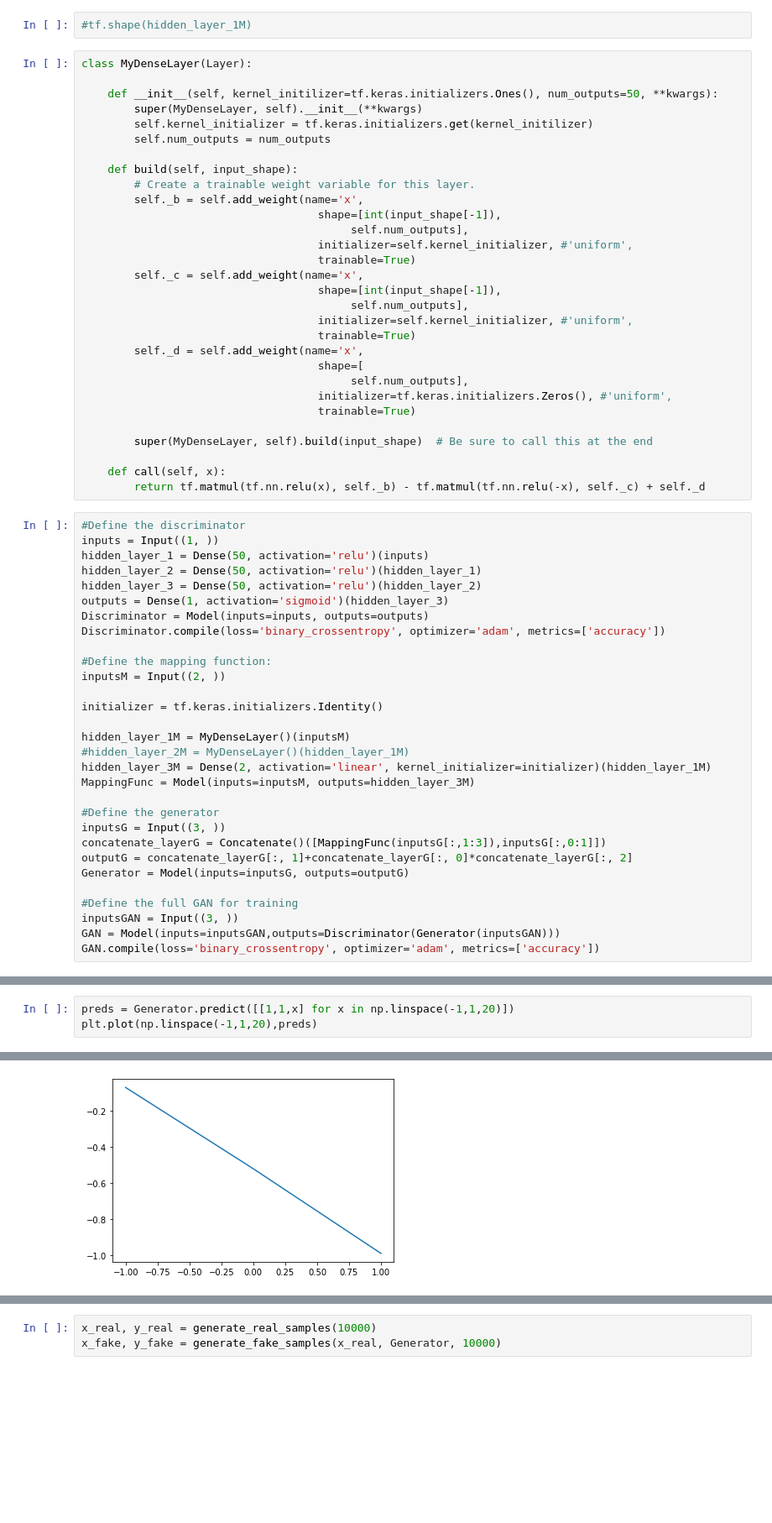
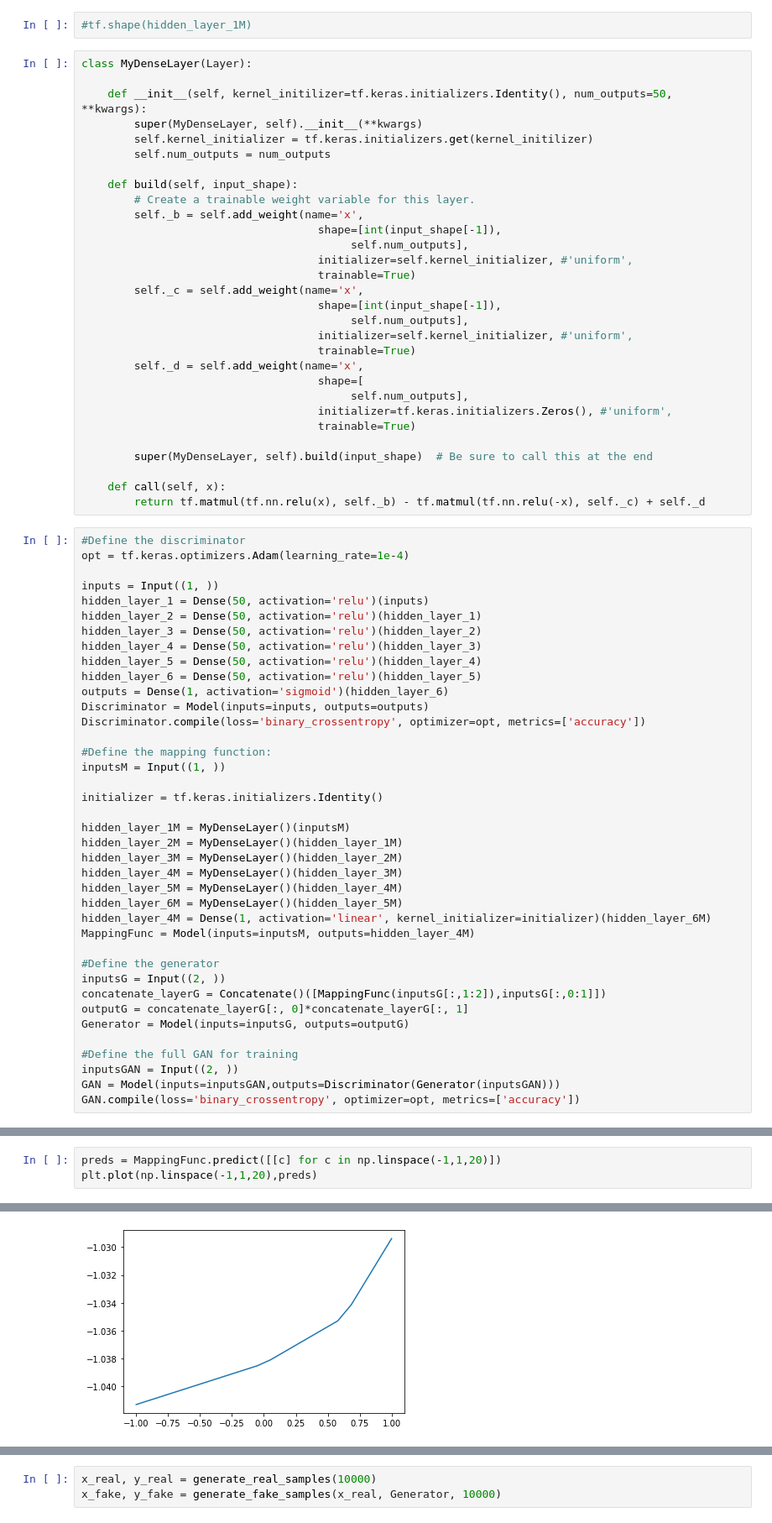
Before and after one commit to krishdesai7/SymmetryDiscovery, a Jupyter notebook: SymmetryGAN/Augmentation/v2_1d_gaussian.ipynb, the cells around one changed output, grey strips where cells are left out. Shown at 84% size. Cells and saved outputs as stored; diff of their text form; blank space fills up the shorter version.

```diff
--- a/SymmetryGAN/Augmentation/v2_1d_gaussian.ipynb
+++ b/SymmetryGAN/Augmentation/v2_1d_gaussian.ipynb
@@ -23,7 +23,7 @@ from tensorflow.keras.layers import Lambda, Layer
 # %%
 class MyDenseLayer(Layer):
 
-    def __init__(self, kernel_initilizer=tf.keras.initializers.Ones(), num_outputs=50, **kwargs):
+    def __init__(self, kernel_initilizer=tf.keras.initializers.Identity(), num_outputs=50, **kwargs):
         super(MyDenseLayer, self).__init__(**kwargs)
         self.kernel_initializer = tf.keras.initializers.get(kernel_initilizer)
         self.num_outputs = num_outputs
@@ -52,34 +52,43 @@ class MyDenseLayer(Layer):
         return tf.matmul(tf.nn.relu(x), self._b) - tf.matmul(tf.nn.relu(-x), self._c) + self._d
 # %%
 #Define the discriminator
+opt = tf.keras.optimizers.Adam(learning_rate=1e-4)
+
 inputs = Input((1, ))
 hidden_layer_1 = Dense(50, activation='relu')(inputs)
 hidden_layer_2 = Dense(50, activation='relu')(hidden_layer_1)
 hidden_layer_3 = Dense(50, activation='relu')(hidden_layer_2)
-outputs = Dense(1, activation='sigmoid')(hidden_layer_3)
+hidden_layer_4 = Dense(50, activation='relu')(hidden_layer_3)
+hidden_layer_5 = Dense(50, activation='relu')(hidden_layer_4)
+hidden_layer_6 = Dense(50, activation='relu')(hidden_layer_5)
+outputs = Dense(1, activation='sigmoid')(hidden_layer_6)
 Discriminator = Model(inputs=inputs, outputs=outputs)
-Discriminator.compile(loss='binary_crossentropy', optimizer='adam', metrics=['accuracy'])
+Discriminator.compile(loss='binary_crossentropy', optimizer=opt, metrics=['accuracy'])
 
 #Define the mapping function:
-inputsM = Input((2, ))
+inputsM = Input((1, ))
 
 initializer = tf.keras.initializers.Identity()
 
 hidden_layer_1M = MyDenseLayer()(inputsM)
-#hidden_layer_2M = MyDenseLayer()(hidden_layer_1M)
-hidden_layer_3M = Dense(2, activation='linear', kernel_initializer=initializer)(hidden_layer_1M)
-MappingFunc = Model(inputs=inputsM, outputs=hidden_layer_3M)
+hidden_layer_2M = MyDenseLayer()(hidden_layer_1M)
+hidden_layer_3M = MyDenseLayer()(hidden_layer_2M)
+hidden_layer_4M = MyDenseLayer()(hidden_layer_3M)
+hidden_layer_5M = MyDenseLayer()(hidden_layer_4M)
+hidden_layer_6M = MyDenseLayer()(hidden_layer_5M)
+hidden_layer_4M = Dense(1, activation='linear', kernel_initializer=initializer)(hidden_layer_6M)
+MappingFunc = Model(inputs=inputsM, outputs=hidden_layer_4M)
 
 #Define the generator
-inputsG = Input((3, ))
-concatenate_layerG = Concatenate()([MappingFunc(inputsG[:,1:3]),inputsG[:,0:1]])
-outputG = concatenate_layerG[:, 1]+concatenate_layerG[:, 0]*concatenate_layerG[:, 2]
+inputsG = Input((2, ))
+concatenate_layerG = Concatenate()([MappingFunc(inputsG[:,1:2]),inputsG[:,0:1]])
+outputG = concatenate_layerG[:, 0]*concatenate_layerG[:, 1]
 Generator = Model(inputs=inputsG, outputs=outputG)
 
 #Define the full GAN for training
-inputsGAN = Input((3, ))
+inputsGAN = Input((2, ))
 GAN = Model(inputs=inputsGAN,outputs=Discriminator(Generator(inputsGAN)))
-GAN.compile(loss='binary_crossentropy', optimizer='adam', metrics=['accuracy'])
+GAN.compile(loss='binary_crossentropy', optimizer=opt, metrics=['accuracy'])
 # %%
 # generate n real samples with class labels
 def generate_real_samples(n):
@@ -143,7 +155,7 @@ array([[-1.0018297,  2.9840097]], dtype=float32)
 # %%
-preds = Generator.predict([[1,1,x] for x in np.linspace(-1,1,20)])
+preds = MappingFunc.predict([[c] for c in np.linspace(-1,1,20)])
 plt.plot(np.linspace(-1,1,20),preds)
 # %% [output]
 [<matplotlib.lines.Line2D at 0x...>]
-[figure, old version]
+[figure, new version]
 # %%
```
Also changed, not shown: parts of 16 cells of this notebook, 1 other file.
